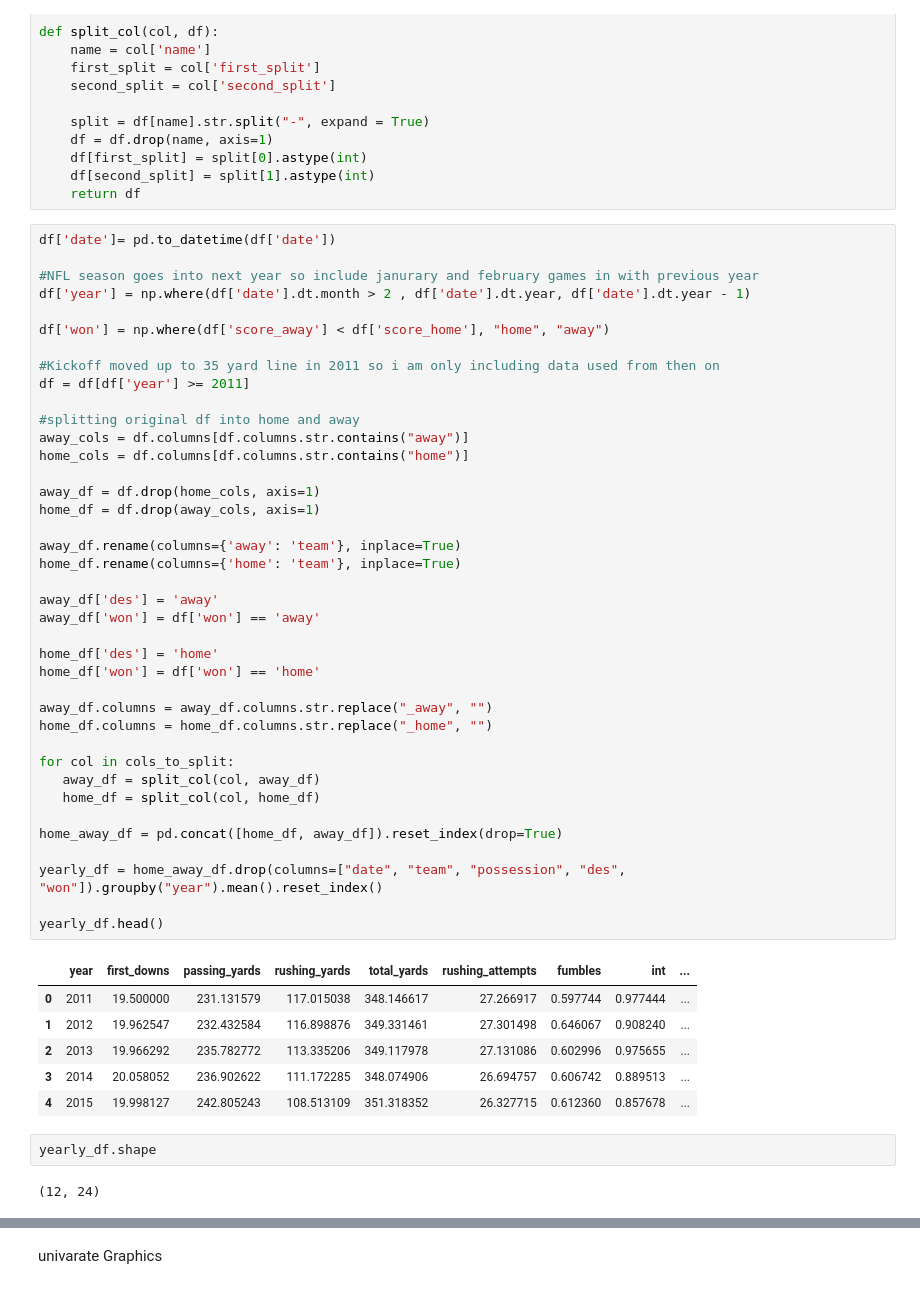
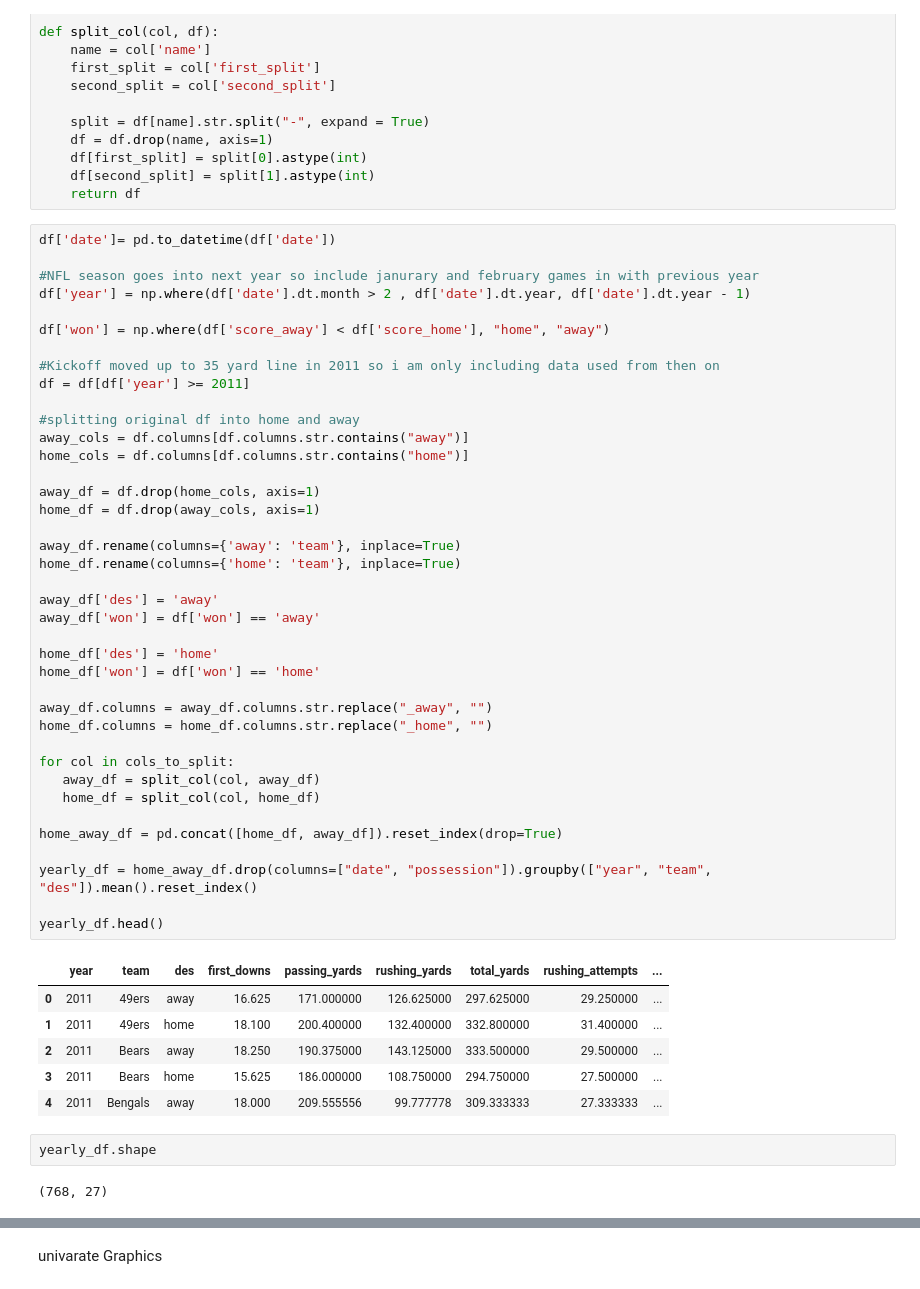
Before and after one commit to Griffmatt/kaggle, a Jupyter notebook: 2020NFLcovidseason.ipynb, the cells around one changed output, grey strips where cells are left out. Cells and saved outputs as stored; diff of their text form.

```diff
--- a/2020NFLcovidseason.ipynb
+++ b/2020NFLcovidseason.ipynb
@@ -73,44 +73,44 @@ df['won'] = np.where(df['score_away'] < df['score_home'], "home", "away")
 df = df[df['year'] >= 2011]
 
 #splitting original df into home and away
 away_cols = df.columns[df.columns.str.contains("away")]
 home_cols = df.columns[df.columns.str.contains("home")]
 
 away_df = df.drop(home_cols, axis=1)
 home_df = df.drop(away_cols, axis=1)
 
 away_df.rename(columns={'away': 'team'}, inplace=True)
 home_df.rename(columns={'home': 'team'}, inplace=True)
 
 away_df['des'] = 'away'
 away_df['won'] = df['won'] == 'away'
 
 home_df['des'] = 'home'
 home_df['won'] = df['won'] == 'home'
 
 away_df.columns = away_df.columns.str.replace("_away", "")
 home_df.columns = home_df.columns.str.replace("_home", "")
 
 for col in cols_to_split:
    away_df = split_col(col, away_df)
    home_df = split_col(col, home_df)
 
 home_away_df = pd.concat([home_df, away_df]).reset_index(drop=True)
 
-yearly_df = home_away_df.drop(columns=["date", "team", "possession", "des", "won"]).groupby("year").mean().reset_index()
+yearly_df = home_away_df.drop(columns=["date", "possession"]).groupby(["year", "team", "des"]).mean().reset_index()
 
 yearly_df.head()
 # %% [output]
-|  | year | first_downs | passing_yards | rushing_yards | total_yards | rushing_attempts | fumbles | int | ... |
-| 0 | 2011 | 19.500000 | 231.131579 | 117.015038 | 348.146617 | 27.266917 | 0.597744 | 0.977444 | ... |
-| 1 | 2012 | 19.962547 | 232.432584 | 116.898876 | 349.331461 | 27.301498 | 0.646067 | 0.908240 | ... |
-| 2 | 2013 | 19.966292 | 235.782772 | 113.335206 | 349.117978 | 27.131086 | 0.602996 | 0.975655 | ... |
-| 3 | 2014 | 20.058052 | 236.902622 | 111.172285 | 348.074906 | 26.694757 | 0.606742 | 0.889513 | ... |
-| 4 | 2015 | 19.998127 | 242.805243 | 108.513109 | 351.318352 | 26.327715 | 0.612360 | 0.857678 | ... |
+|  | year | team | des | first_downs | passing_yards | rushing_yards | total_yards | rushing_attempts | ... |
+| 0 | 2011 | 49ers | away | 16.625 | 171.000000 | 126.625000 | 297.625000 | 29.250000 | ... |
+| 1 | 2011 | 49ers | home | 18.100 | 200.400000 | 132.400000 | 332.800000 | 31.400000 | ... |
+| 2 | 2011 | Bears | away | 18.250 | 190.375000 | 143.125000 | 333.500000 | 29.500000 | ... |
+| 3 | 2011 | Bears | home | 15.625 | 186.000000 | 108.750000 | 294.750000 | 27.500000 | ... |
+| 4 | 2011 | Bengals | away | 18.000 | 209.555556 | 99.777778 | 309.333333 | 27.333333 | ... |
 # %%
 yearly_df.shape
 # %% [output]
-(12, 24)
+(768, 27)
 # %%
 yearly_df.dtypes
 # %% [output]
```
Also changed, not shown: parts of 21 cells of this notebook.
